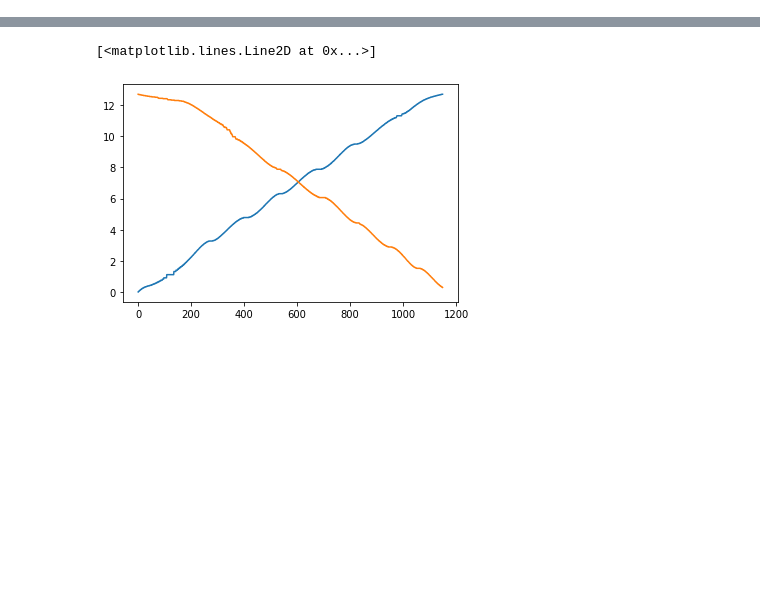
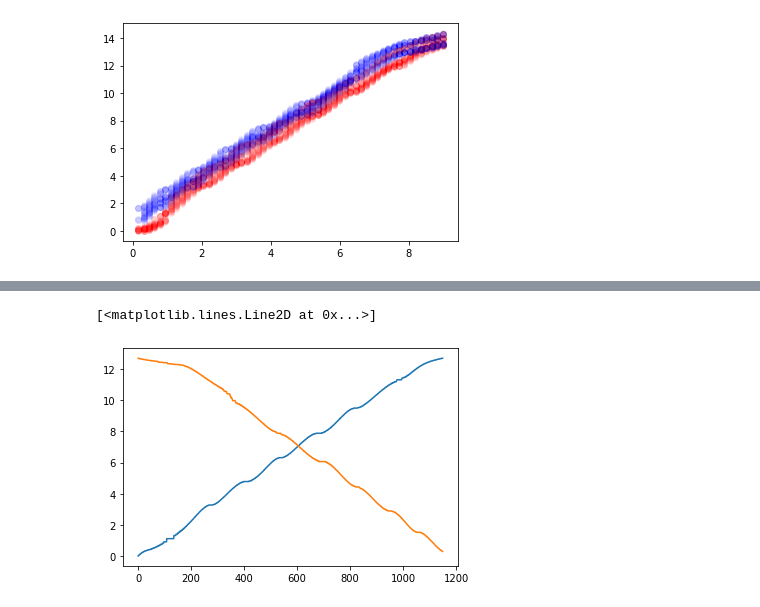
Before and after one commit to ttlindkvist/exphys2, a Jupyter notebook: MM Interferometer/mm interfero.ipynb, the cells around one changed output, grey strips where cells are left out. Saved outputs shown, nothing was run; the diff lists cells and outputs as text; code cells hidden in the pictures; blank space fills up the shorter version.

```diff
--- a/MM Interferometer/mm interfero.ipynb
+++ b/MM Interferometer/mm interfero.ipynb
@@ -16 +9,25 @@ for f in files[1:]:
+# %%
+data = np.loadtxt(files[0], skiprows=3)
+zeros = find_peaks(-data[:,2], height=-1, distance=1000)[0]
+lengths = np.diff(zeros)
+idxs = [0, 2, 3, 5]
+for i in idxs:
+# for _ in range(1):
+#     i =
+    start = zeros[i]
+    end = zeros[i]+lengths[i]
+    driving_volt = data[start:end,2]
+    max_detector_voltage = np.max(data[start:end,1])
+    intensity = data[start:end,1]/max_detector_voltage
+
+    # plt.plot(driving_volt, intensity)
+    turning_point = int(lengths[i]/2)
+    part1 = np.cumsum(np.abs(np.diff(np.arccos(2*intensity-1)))[:turning_point])
+    part2 = part1[-1] - np.cumsum(np.abs(np.diff(np.arccos(2*intensity-1)))[turning_point:lengths[i]])
+    # plt.plot(part1)
+    # plt.plot(part2)
+    plt.plot(driving_volt[0:turning_point], part1, 'ro', alpha=0.02)
+    plt.plot(driving_volt[turning_point:lengths[i]-1], part2, 'bo', alpha=0.02)
+# %% [output]
+[figure, added]
 # %%
```
Also changed, not shown: parts of 6 cells of this notebook.
